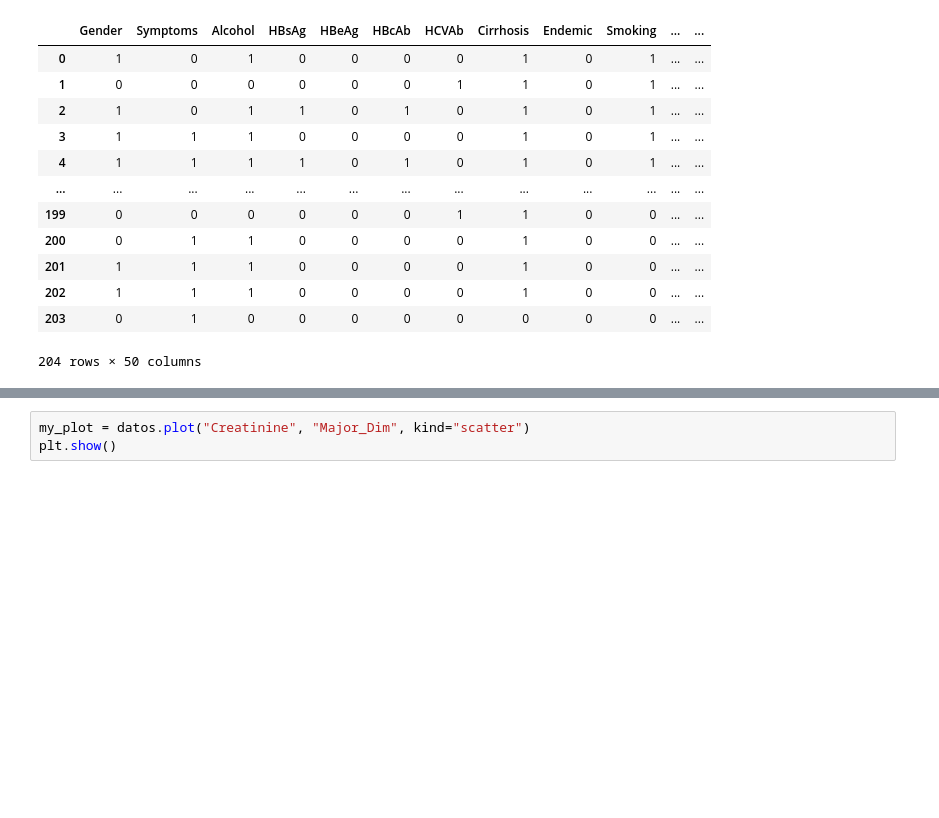
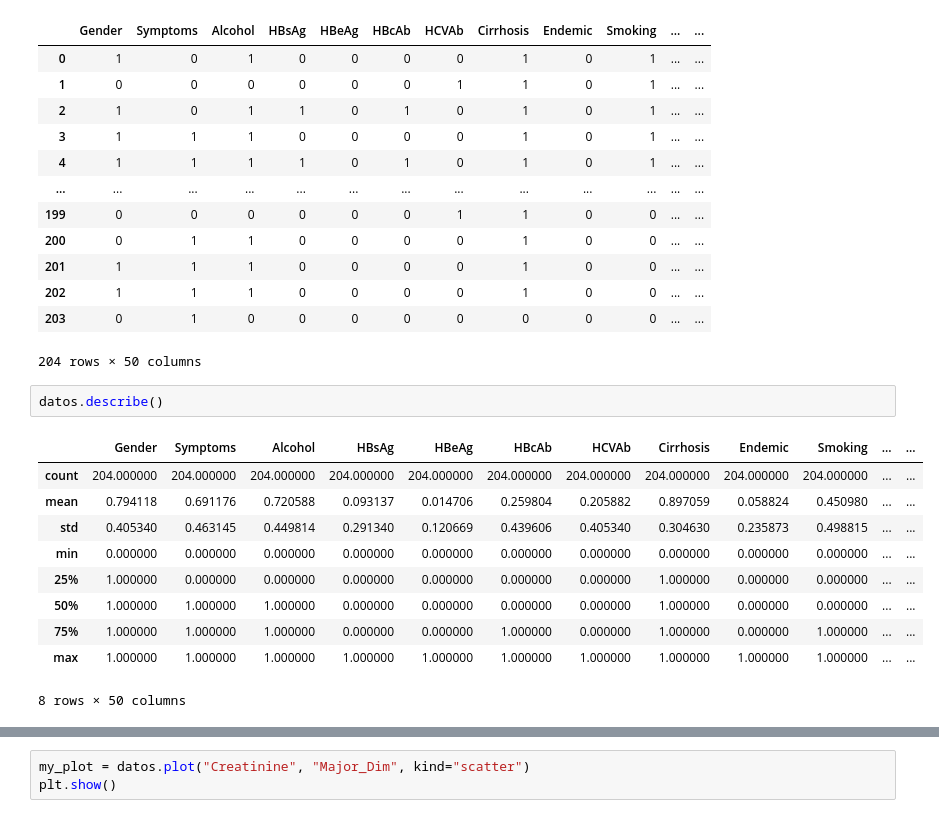
Before and after one commit to cgarciav/base-de-datos-HCC, a Jupyter notebook: visualizacion datos.ipynb, the cells around one changed output, grey strips where cells are left out. Drawn from its saved outputs; the diff is of its cells as text; blank space fills up the shorter version.

```diff
--- a/visualizacion datos.ipynb
+++ b/visualizacion datos.ipynb
@@ -24,3 +24,16 @@ datos
 | 202 | 1 | 1 | 1 | 0 | 0 | 0 | 0 | 1 | 0 | 0 | ... | ... |
 | 203 | 0 | 1 | 0 | 0 | 0 | 0 | 0 | 0 | 0 | 0 | ... | ... |
 204 rows × 50 columns
+# %%
+datos.describe()
+# %% [output]
+|  | Gender | Symptoms | Alcohol | HBsAg | HBeAg | HBcAb | HCVAb | Cirrhosis | Endemic | Smoking | ... | ... |
+| count | 204.000000 | 204.000000 | 204.000000 | 204.000000 | 204.000000 | 204.000000 | 204.000000 | 204.000000 | 204.000000 | 204.000000 | ... | ... |
+| mean | 0.794118 | 0.691176 | 0.720588 | 0.093137 | 0.014706 | 0.259804 | 0.205882 | 0.897059 | 0.058824 | 0.450980 | ... | ... |
+| std | 0.405340 | 0.463145 | 0.449814 | 0.291340 | 0.120669 | 0.439606 | 0.405340 | 0.304630 | 0.235873 | 0.498815 | ... | ... |
+| min | 0.000000 | 0.000000 | 0.000000 | 0.000000 | 0.000000 | 0.000000 | 0.000000 | 0.000000 | 0.000000 | 0.000000 | ... | ... |
+| 25% | 1.000000 | 0.000000 | 0.000000 | 0.000000 | 0.000000 | 0.000000 | 0.000000 | 1.000000 | 0.000000 | 0.000000 | ... | ... |
+| 50% | 1.000000 | 1.000000 | 1.000000 | 0.000000 | 0.000000 | 0.000000 | 0.000000 | 1.000000 | 0.000000 | 0.000000 | ... | ... |
+| 75% | 1.000000 | 1.000000 | 1.000000 | 0.000000 | 0.000000 | 1.000000 | 0.000000 | 1.000000 | 0.000000 | 1.000000 | ... | ... |
+| max | 1.000000 | 1.000000 | 1.000000 | 1.000000 | 1.000000 | 1.000000 | 1.000000 | 1.000000 | 1.000000 | 1.000000 | ... | ... |
+8 rows × 50 columns
```
Also changed, not shown: parts of 2 cells of this notebook.
